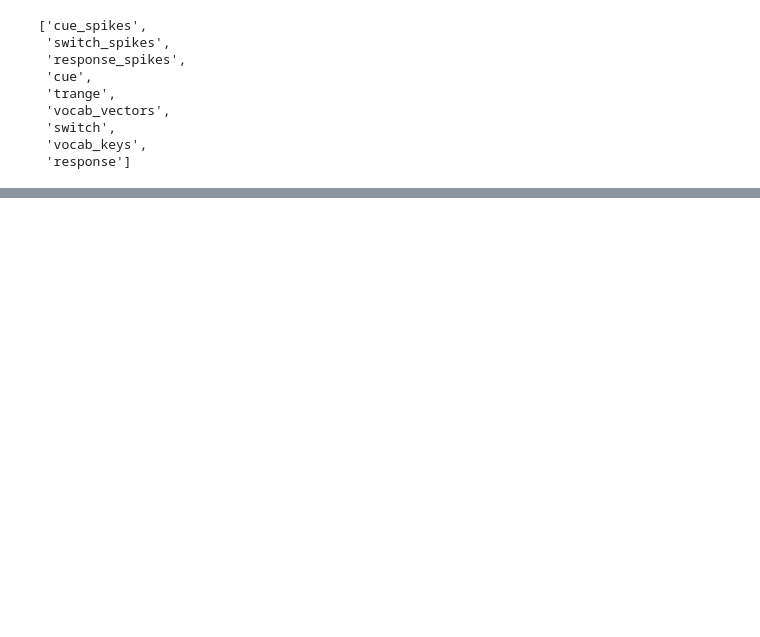
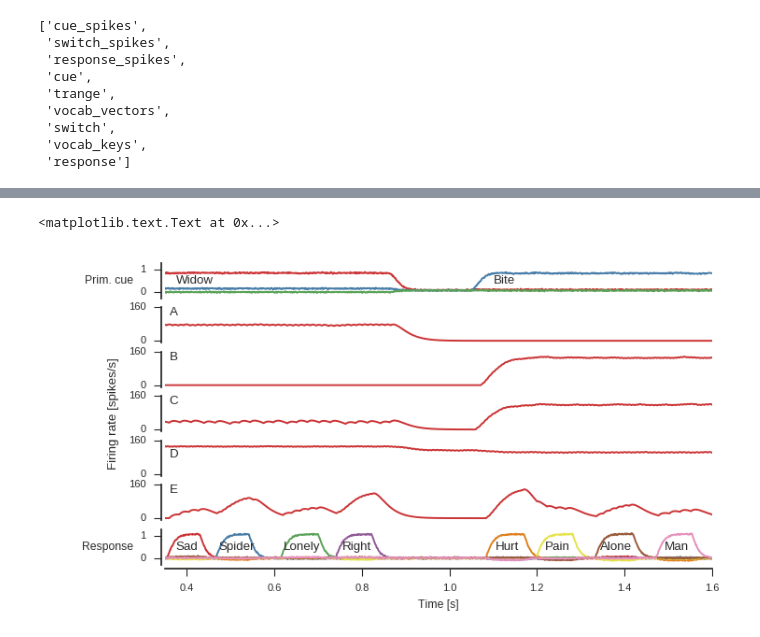
Before and after one commit to ctn-archive/kajic-frontiers2016, a Jupyter notebook: notebooks/Spike_Plot.ipynb, the cells around one changed output, grey strips where cells are left out. Saved outputs shown, nothing was run; the diff lists cells and outputs as text; code cells hidden in the pictures; blank space fills up the shorter version.

```diff
--- a/notebooks/Spike_Plot.ipynb
+++ b/notebooks/Spike_Plot.ipynb
@@ -154,0 +167,75 @@ fig.savefig('../txt/frontiers-paper/figures/spikes.pdf', dpi=300)
+# %%
+def filt_spike_train(data, index):
+    return np.convolve(data[:, index] * dt, filt, 'same')
+
+widow_train = filt_spike_train(data['cue_spikes'], 2817)
+bite_train = filt_spike_train(data['cue_spikes'], 6210)
+both_train = filt_spike_train(data['cue_spikes'], 1933)
+similar_train = filt_spike_train(data['cue_spikes'], 7)
+response_train = filt_spike_train(data['response_spikes'], 7900)
+# %%
+fig = plt.figure(figsize=(18 / 2.54, 10 / 2.54))
+offset = 3
+
+gs = gridspec.GridSpec(7, 2, hspace=0.25, width_ratios=[.1, .9], wspace=0.09, left=0.01, right=.97, bottom=.16, top=.98)
+
+ax = fig.add_subplot(gs[:, 0])
+ax.axis('off')
+ax.text(0.7, .5, 'Firing rate [spikes/s]', {'ha': 'right', 'va': 'center'}, rotation=90)
+
+ax = fig.add_subplot(gs[0, 1])
+ax.plot(data['trange'], spa.similarity(data['cue'], cue_vocab))
+ax.text(0.375, 0.5, 'Widow', {'ha': 'left', 'va': 'center'})
+ax.text(1.1, 0.5, 'Bite', {'ha': 'left', 'va': 'center'})
+decoded_plot_style(ax)
+sns.despine(ax=ax, offset=offset, bottom=True)
+ax.tick_params(labelbottom='off', bottom='off')
+ax.set_ylabel("Prim. cue", rotation=0, ha='right', va='center')
+
+ax = fig.add_subplot(gs[1, 1], sharex=ax)
+ax.plot(data['trange'], widow_train)
+sns.despine(ax=ax, offset=offset, bottom=True)
+ax.tick_params(labelbottom='off', bottom='off')
+ax.text(.36, 160.0, 'A', {'ha': 'left', 'va': 'top'})
+
+ax = fig.add_subplot(gs[2, 1], sharex=ax, sharey=ax)
+ax.plot(data['trange'], bite_train)
+sns.despine(ax=ax, offset=offset, bottom=True)
+ax.tick_params(labelbottom='off', bottom='off')
+ax.text(.36, 160.0, 'B', {'ha': 'left', 'va': 'top'})
+
+ax = fig.add_subplot(gs[3, 1], sharex=ax, sharey=ax)
+ax.plot(data['trange'], both_train)
+sns.despine(ax=ax, offset=offset, bottom=True)
+ax.tick_params(labelbottom='off', bottom='off')
+ax.text(.36, 160.0, 'C', {'ha': 'left', 'va': 'top'})
+
+ax = fig.add_subplot(gs[4, 1], sharex=ax, sharey=ax)
+ax.plot(data['trange'], similar_train)
+sns.despine(ax=ax, offset=offset, bottom=True)
+ax.tick_params(labelbottom='off', bottom='off')
+ax.text(.36, 120.0, 'D', {'ha': 'left', 'va': 'top'})
+
+ax = fig.add_subplot(gs[5, 1], sharex=ax, sharey=ax)
+ax.plot(data['trange'], response_train)
+sns.despine(ax=ax, offset=offset, bottom=True)
+ax.tick_params(labelbottom='off', bottom='off')
+ax.text(.36, 160.0, 'E', {'ha': 'left', 'va': 'top'})
+
+ax.set_ylim(-10, 160)
+ax.yaxis.set_major_locator(matplotlib.ticker.FixedLocator([0, 160]))
+
+ax = fig.add_subplot(gs[6, 1], sharex=ax)
+ax.plot(data['trange'], spa.similarity(data['response'], vocab.create_subset(responses)))
+for t, x in zip(response_timings, responses):
+    label = x[0] + x[1:].lower()
+    ax.text(t, 0.5, label, {'ha': 'center', 'va': 'center'})
+decoded_plot_style(ax)
+sns.despine(ax=ax, offset=offset)
+ax.set_ylabel("Response", rotation=0, ha='right', va='center')
+
+ax.set_xlim(0.35, 1.6)
+ax.set_xlabel("Time [s]")
+# %% [output]
+<matplotlib.text.Text at 0x...>
+[figure, added]
```
Also changed, not shown: parts of 5 cells of this notebook.
